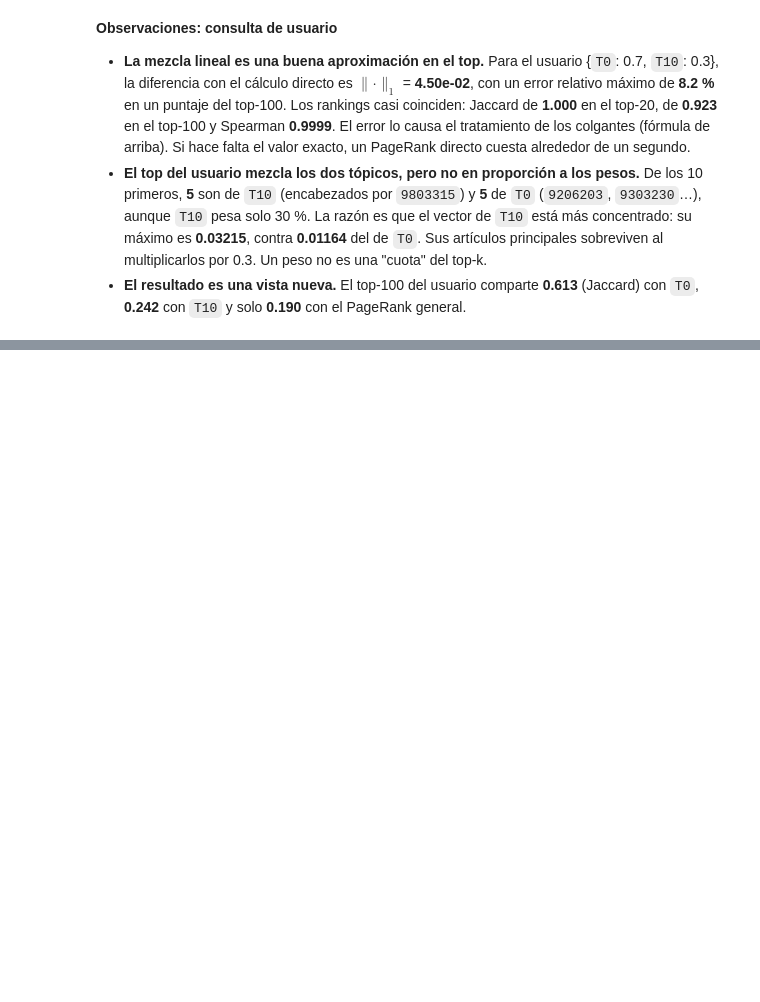
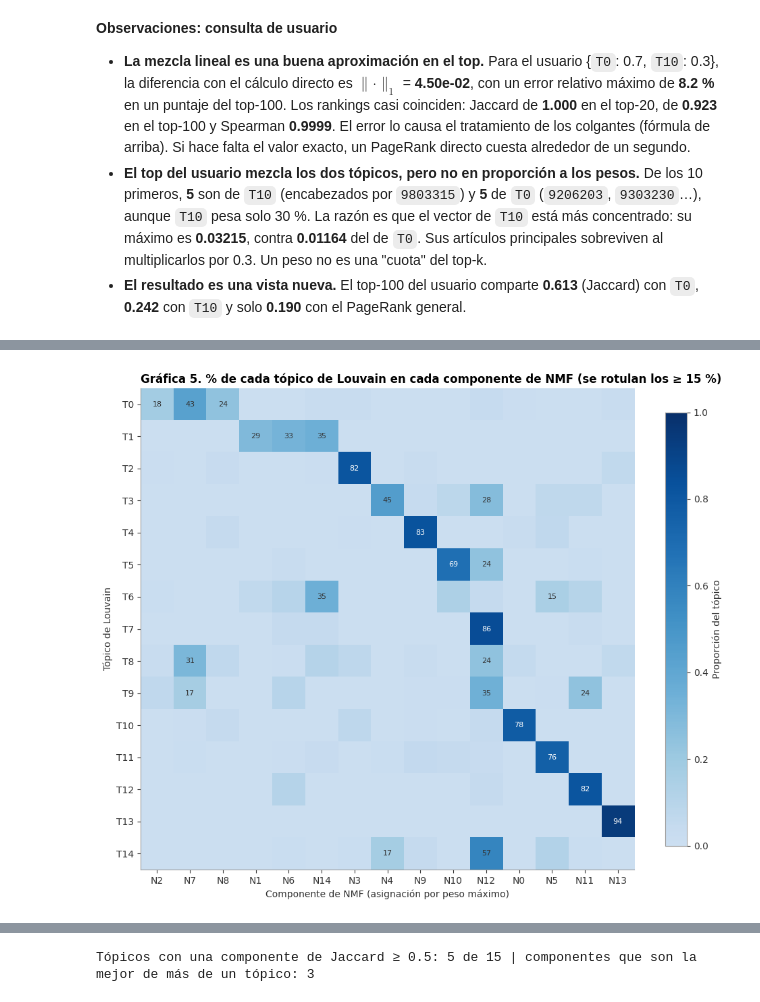
Before and after one commit to makore-0612/T3_DMII, a Jupyter notebook: cit-HepPh/notebooks/03_topic_sensitive.ipynb, the cells around one changed output, grey strips where cells are left out. Drawn from its saved outputs; the diff is of its cells as text; code cells hidden in the pictures; blank space fills up the shorter version.

```diff
--- a/cit-HepPh/notebooks/03_topic_sensitive.ipynb
+++ b/cit-HepPh/notebooks/03_topic_sensitive.ipynb
@@ -761,0 +1061,38 @@ Jaccard top-100 del usuario (directo) con T0: 0.613 | con T10: 0.242 | con el ge
+# %%
+# Gráfica 5. Tabla de contingencia: proporción de cada tópico de Louvain que cae en cada componente de NMF
+contingencia = pd.crosstab(nodos.loc[comparables, "topico"].map(nombre), componente[comparables])
+contingencia = contingencia.reindex([nombre[c] for c in TOPICOS])
+proporcion = contingencia.div(contingencia.sum(axis=1), axis=0)
+orden_cols = proporcion.idxmax(axis=0).map(lambda t: list(proporcion.index).index(t)).sort_values(kind="stable").index
+proporcion = proporcion[orden_cols]
+
+fig, ax = plt.subplots(figsize=(10, 0.42 * len(TOPICOS) + 1.8))
+im = ax.imshow(proporcion.to_numpy(), cmap=CMAP_SEC, vmin=0, vmax=1, aspect="auto")
+ax.set_xticks(range(proporcion.shape[1]), labels=[f"N{c}" for c in proporcion.columns])
+ax.set_yticks(range(len(proporcion)), labels=proporcion.index)
+for i in range(proporcion.shape[0]):
+    for j in range(proporcion.shape[1]):
+        if proporcion.iat[i, j] >= 0.15:
+            ax.text(j, i, f"{100 * proporcion.iat[i, j]:.0f}", ha="center", va="center", fontsize=8,
+                    color="white" if proporcion.iat[i, j] > 0.6 else TINTA)
+estilo_ejes(ax, "Gráfica 5. % de cada tópico de Louvain en cada componente de NMF (se rotulan los ≥ 15 %)",
+            "Componente de NMF (asignación por peso máximo)", "Tópico de Louvain", rejilla=None)
+fig.colorbar(im, ax=ax, label="Proporción del tópico", shrink=0.9)
+plt.tight_layout()
+plt.show()
+
+# Mejor correspondencia de cada tópico de Louvain con una componente (Jaccard de los conjuntos de artículos)
+mejor = []
+for c in TOPICOS:
+    a_set = set(nodos.index[(nodos["topico"] == c) & comparables])
+    jac = {k: len(a_set & set(nodos.index[(componente == k) & comparables])) /
+              len(a_set | set(nodos.index[(componente == k) & comparables])) for k in range(len(TOPICOS))}
+    k_mejor = max(jac, key=jac.get)
+    mejor.append({"tópico": nombre[c], "componente": f"N{k_mejor}", "Jaccard": round(jac[k_mejor], 3),
+                  "% del tópico en ella": pct(proporcion.loc[nombre[c], k_mejor], 1)})
+mejor = pd.DataFrame(mejor).set_index("tópico")
+display(mejor.T)
+print(f"Tópicos con una componente de Jaccard ≥ 0.5: {(mejor['Jaccard'] >= 0.5).sum()} de {len(mejor)} | "
+      f"componentes que son la mejor de más de un tópico: {(mejor['componente'].value_counts() > 1).sum()}")
+# %% [output]
+[figure, added]
@@ -761,0 +1103 @@ Jaccard top-100 del usuario (directo) con T0: 0.613 | con T10: 0.242 | con el ge
+Tópicos con una componente de Jaccard ≥ 0.5: 5 de 15 | componentes que son la mejor de más de un tópico: 3
```
Also changed, not shown: parts of 18 cells of this notebook, 2 other files.
